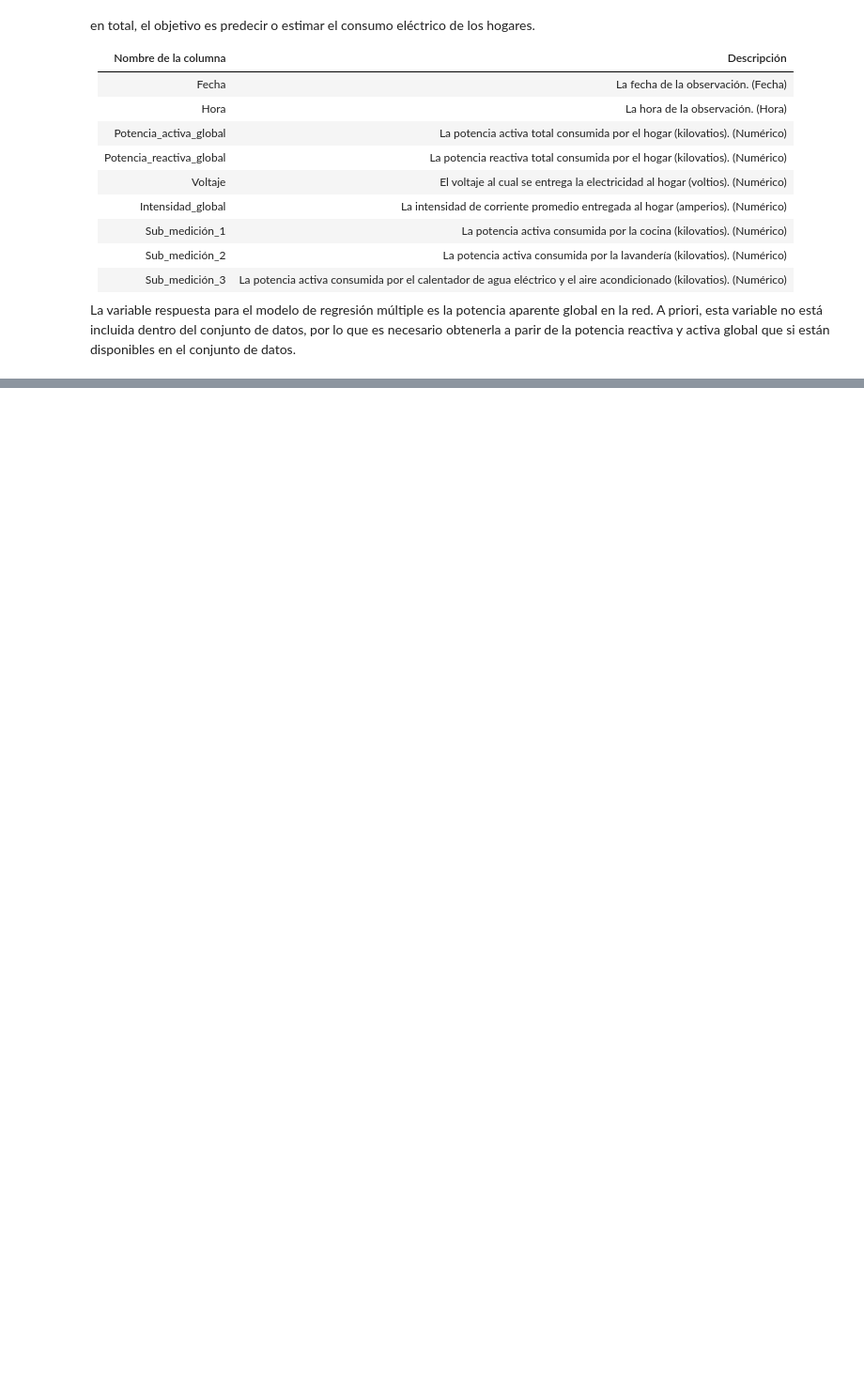
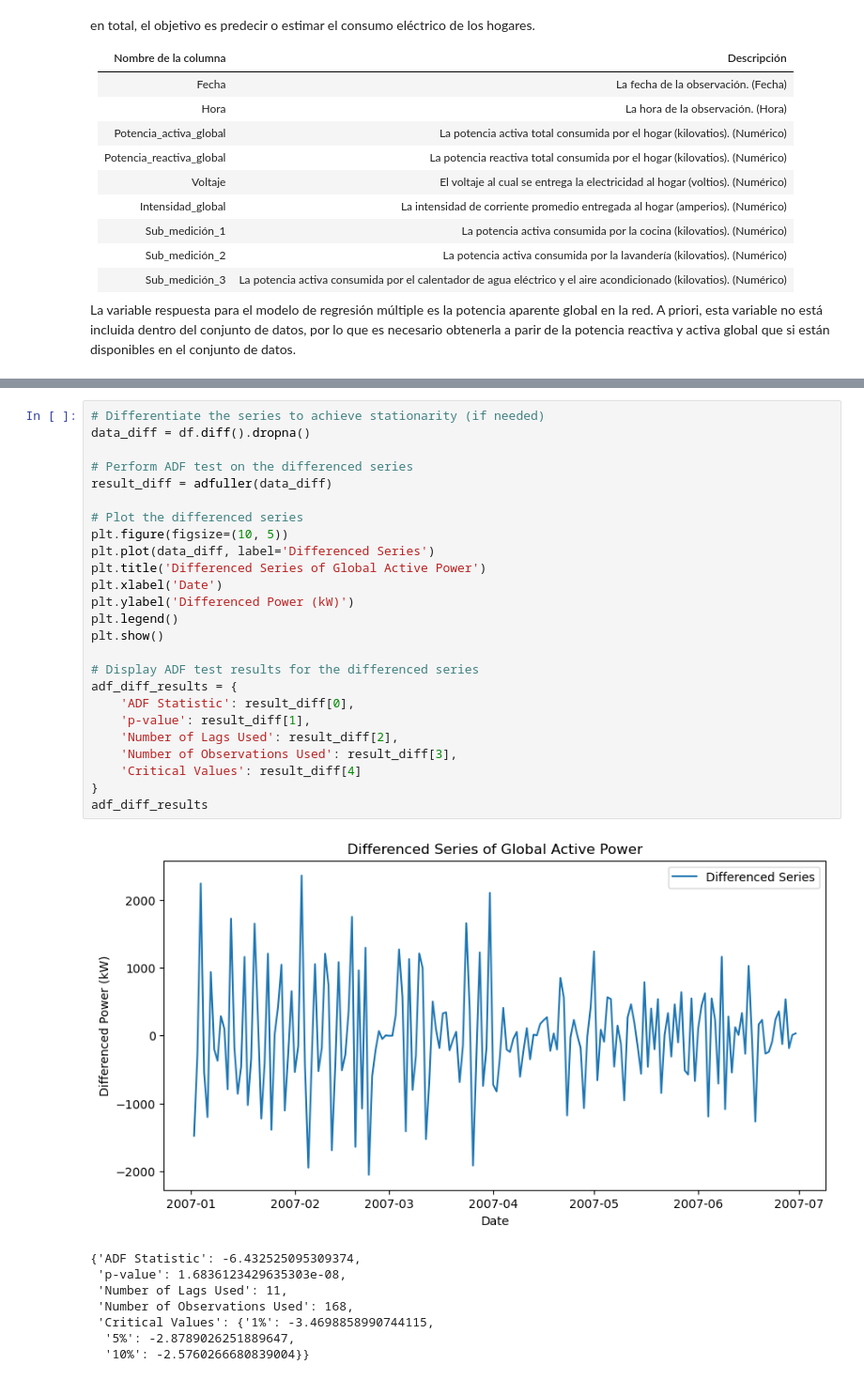
Before and after one commit to kevindmzapata/multivariate-statistics-course, a Jupyter notebook: PROYECTO_FINAL/main.ipynb, the cells around one changed output, grey strips where cells are left out. Shown at 94% size. Saved outputs shown, nothing was run; the diff lists cells and outputs as text; blank space fills up the shorter version.

```diff
--- a/PROYECTO_FINAL/main.ipynb
+++ b/PROYECTO_FINAL/main.ipynb
@@ -205,0 +92,34 @@ biplot(df_pca, pca, df_no_time_scaled)
+# %%
+# Differentiate the series to achieve stationarity (if needed)
+data_diff = df.diff().dropna()
+
+# Perform ADF test on the differenced series
+result_diff = adfuller(data_diff)
+
+# Plot the differenced series
+plt.figure(figsize=(10, 5))
+plt.plot(data_diff, label='Differenced Series')
+plt.title('Differenced Series of Global Active Power')
+plt.xlabel('Date')
+plt.ylabel('Differenced Power (kW)')
+plt.legend()
+plt.show()
+
+# Display ADF test results for the differenced series
+adf_diff_results = {
+    'ADF Statistic': result_diff[0],
+    'p-value': result_diff[1],
+    'Number of Lags Used': result_diff[2],
+    'Number of Observations Used': result_diff[3],
+    'Critical Values': result_diff[4]
+}
+adf_diff_results
+# %% [output]
+[figure, added]
+{'ADF Statistic': -6.432525095309374,
+ 'p-value': 1.6836123429635303e-08,
+ 'Number of Lags Used': 11,
+ 'Number of Observations Used': 168,
+ 'Critical Values': {'1%': -3.4698858990744115,
+  '5%': -2.8789026251889647,
+  '10%': -2.5760266680839004}}
```
Also changed, not shown: parts of 40 cells of this notebook, 2 other files.
